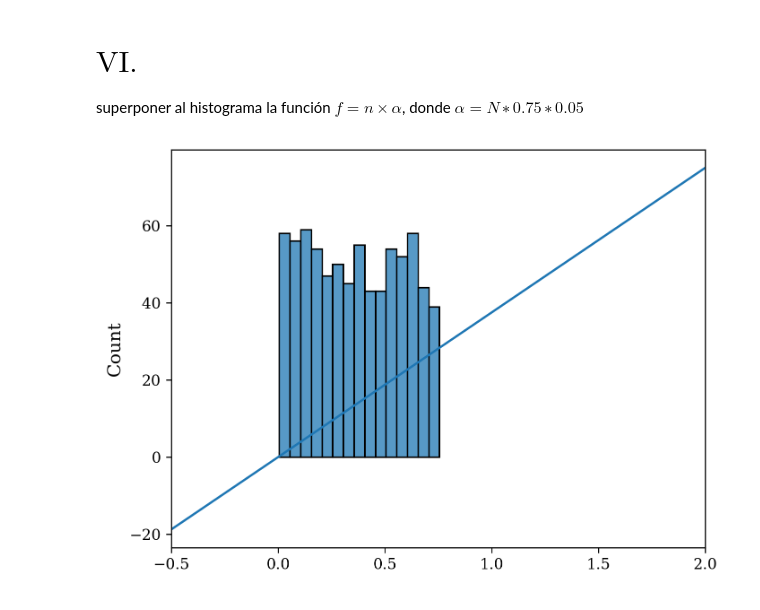
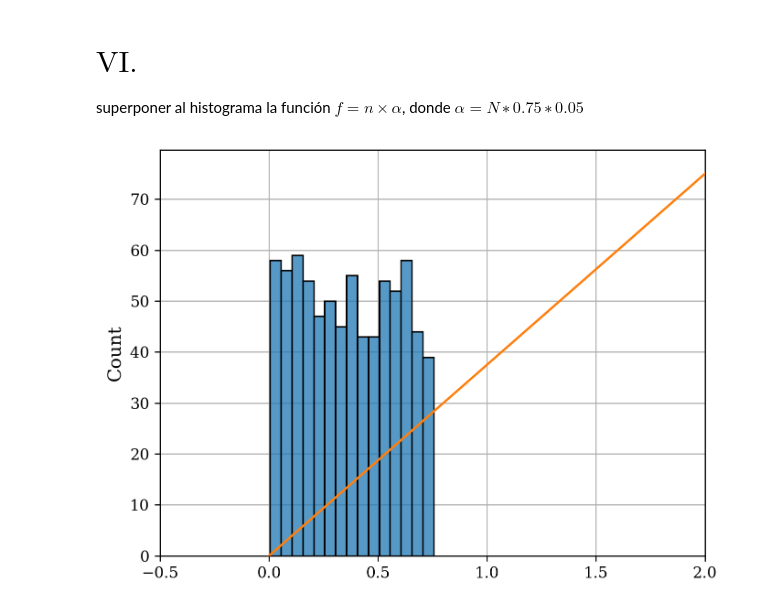
Before and after one commit to agustinbrusco/MEFE, a Jupyter notebook: Código/autoevaluacion_compu.ipynb, the cells around one changed output. Saved outputs shown, nothing was run; the diff lists cells and outputs as text; code cells hidden in the pictures.

```diff
--- a/Código/autoevaluacion_compu.ipynb
+++ b/Código/autoevaluacion_compu.ipynb
@@ -56,14 +58,16 @@ plt.show()
 # $\text{VI.}$
 superponer al histograma la función $f = n \times \alpha$, donde $\alpha = N ∗ 0.75 ∗ 0.05$
 # %%
-
 alpha = N*0.75*0.05
 n_vals = np.linspace(-0.5, 2.0, 100)
+# Interpreté n como la variable independiente y no como el n de antes.
 f_vals = n_vals * alpha
 fig, ax = plt.subplots(1, 1)
-sns.histplot(vals, binwidth=0.05, ax=ax)
-ax.plot(n_vals, f_vals)
+sns.histplot(vals, binwidth=0.05, ax=ax, zorder=4)
+ax.plot(n_vals, f_vals, "C1", zorder=5)
+ax.grid()
 ax.set_xlim(-0.5, 2.0)
+ax.set_ylim(bottom=0)
 plt.show()
 # %% [output]
-[figure, old version]
+[figure, new version]
```
Also changed, not shown: parts of 4 cells of this notebook.
